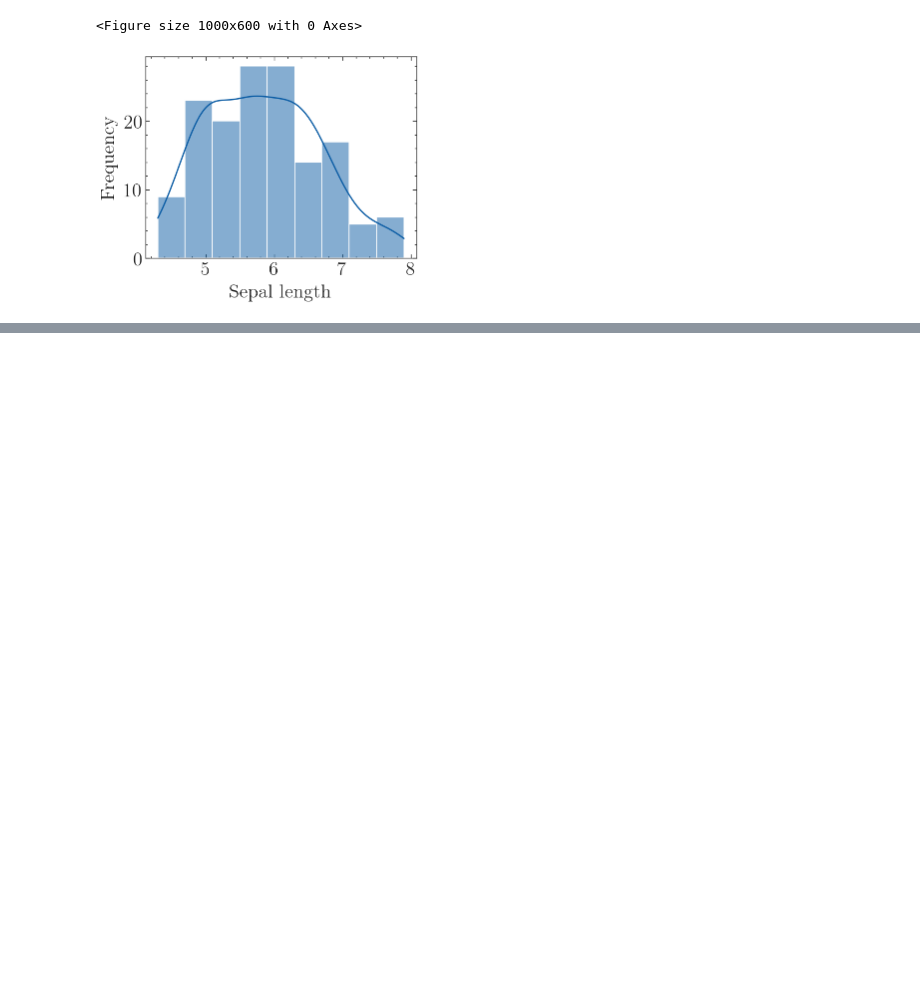
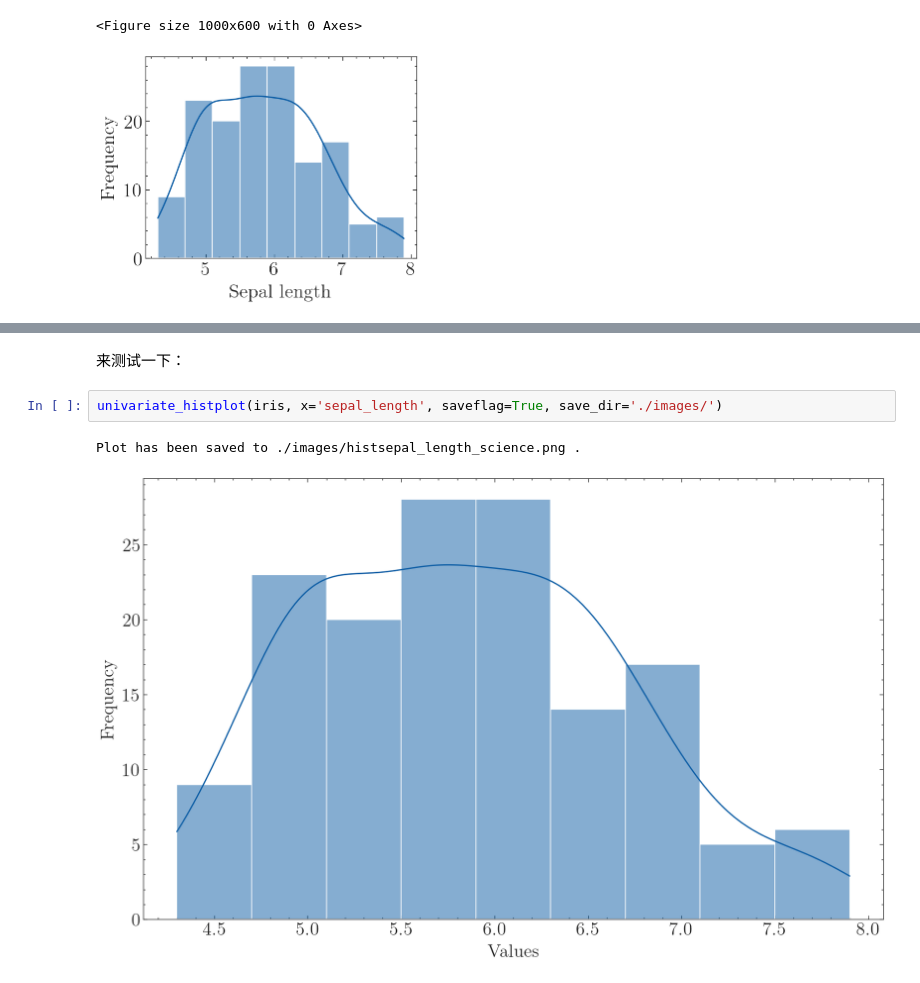
Before and after one commit to GKDGKD/paper_plot_learning, a Jupyter notebook: 第3章 单变量绘图.ipynb, the cells around one changed output, grey strips where cells are left out. Saved outputs shown, nothing was run; the diff lists cells and outputs as text; blank space fills up the shorter version.

```diff
--- a/第3章 单变量绘图.ipynb
+++ b/第3章 单变量绘图.ipynb
@@ -157,0 +270,7 @@ plt.show()
+# %% [markdown]
+来测试一下：
+# %%
+univariate_histplot(iris, x='sepal_length', saveflag=True, save_dir='./images/')
+# %% [output]
+Plot has been saved to ./images/histsepal_length_science.png .
+[figure, added]
```
Also changed, not shown: parts of 29 cells of this notebook, 34 other files.
